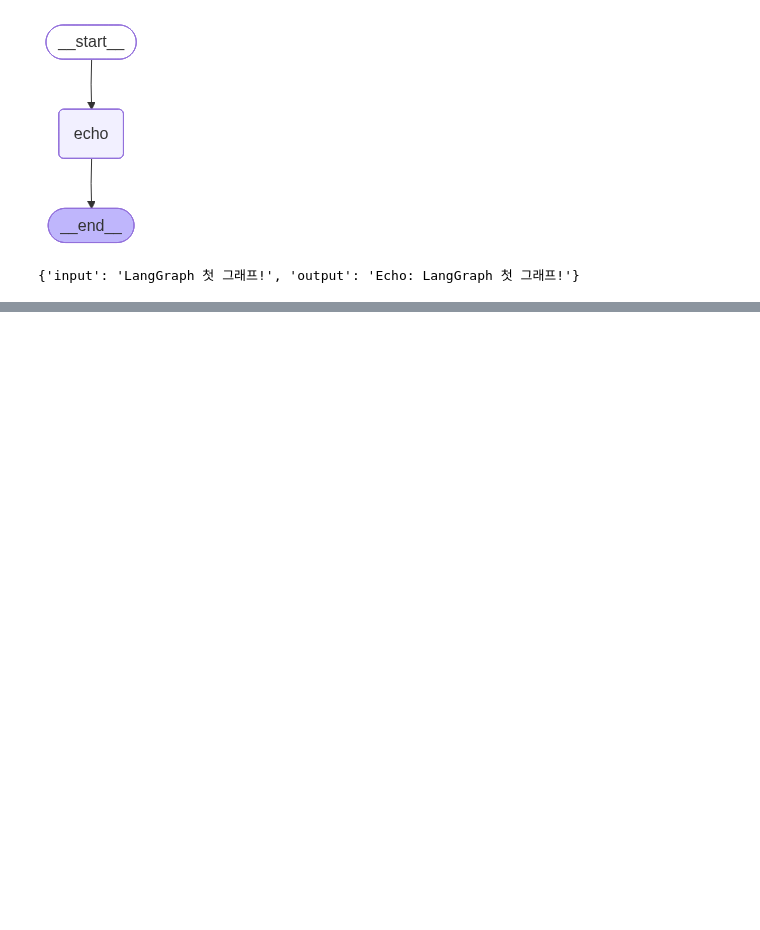
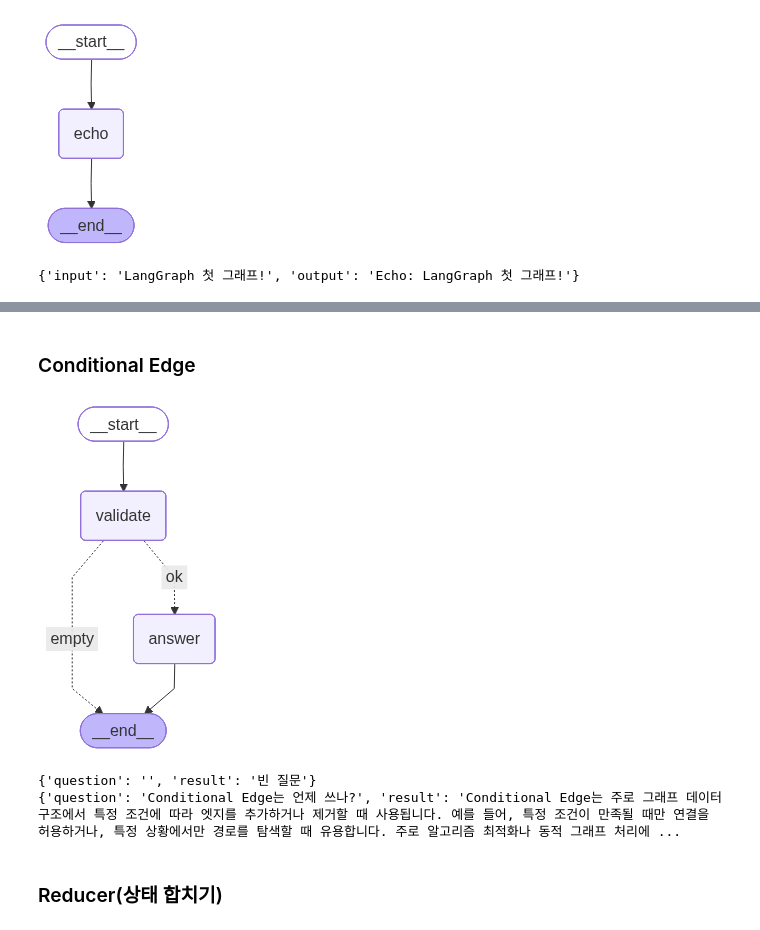
Before and after one commit to jis-archive/langgraph-practice, a Jupyter notebook: 지석/hello-langgraph/01_hello_langgraph.ipynb, the cells around one changed output, grey strips where cells are left out. Saved outputs shown, nothing was run; the diff lists cells and outputs as text; code cells hidden in the pictures; blank space fills up the shorter version.

```diff
--- a/지석/hello-langgraph/01_hello_langgraph.ipynb
+++ b/지석/hello-langgraph/01_hello_langgraph.ipynb
@@ -106,0 +153,2 @@ app1.invoke({"input": "LangGraph 첫 그래프!"})
+# %% [markdown]
+### Conditional Edge
@@ -106,0 +157,41 @@ app1.invoke({"input": "LangGraph 첫 그래프!"})
+# %%
+class S3(TypedDict):
+    question: str
+    result: str
+# %%
+def validate(state: S3) -> S3:
+    q = (state.get("question" or "")).strip()
+    return {"result": "빈 질문"}
+
+def answer(state: S3) -> S3:
+    q = state["question"]
+    a = chat_local(f"간단히 답해줘: {q}")
+    return {"result": a}
+
+def route_fn(state: S3) -> S3:
+    if not (state.get("question") or "").strip():
+        return "empty"
+    return "ok"
+# %%
+g3 = StateGraph(S3)
+
+g3.add_node("validate", validate)
+g3.add_node("answer", answer)
+
+g3.add_edge(START, "validate")
+g3.add_conditional_edges("validate", route_fn, {"empty": END, "ok": "answer"})
+g3.add_edge("answer", END)
+
+app3 = g3.compile()
+# %%
+app3
+# %% [output]
+[figure, added]
+# %%
+print(app3.invoke({"question": ""}))
+print(app3.invoke({"question": "Conditional Edge는 언제 쓰나?"}))
+# %% [output]
+{'question': '', 'result': '빈 질문'}
+{'question': 'Conditional Edge는 언제 쓰나?', 'result': 'Conditional Edge는 주로 그래프 데이터 구조에서 특정 조건에 따라 엣지를 추가하거나 제거할 때 사용됩니다. 예를 들어, 특정 조건이 만족될 때만 연결을 허용하거나, 특정 상황에서만 경로를 탐색할 때 유용합니다. 주로 알고리즘 최적화나 동적 그래프 처리에 ...
+# %% [markdown]
+### Reducer(상태 합치기)
```
Also changed, not shown: parts of 21 cells of this notebook.
